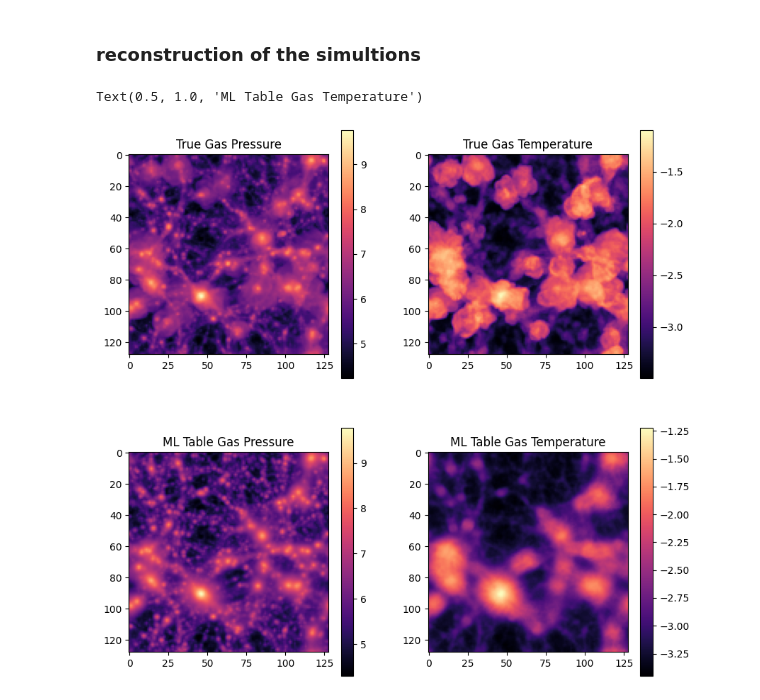
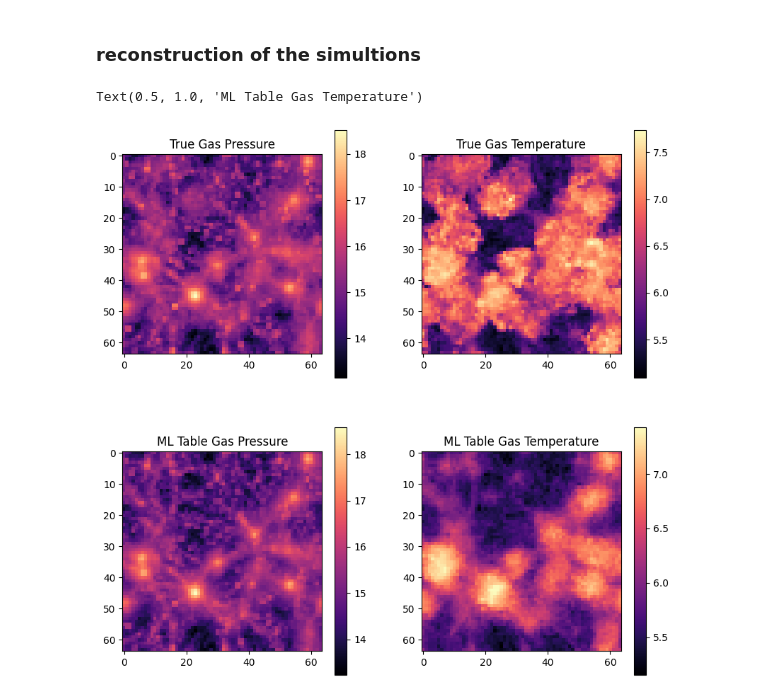
Before and after one commit to Arne-Thomsen/JaxPM, a Jupyter notebook: dev/hpm/CAMELS_HPM_network.ipynb, the cells around one changed output. Drawn from its saved outputs; the diff is of its cells as text; code cells hidden in the pictures.

```diff
--- a/dev/hpm/CAMELS_HPM_network.ipynb
+++ b/dev/hpm/CAMELS_HPM_network.ipynb
@@ -156,13 +150,9 @@ class MLP(nnx.Module):
 # %%
-model = MLP(d_X, d_Y, 512, 4, nnx.Rngs(0))
+model = MLP(X.shape[-1], Y.shape[-1], 512, 4, nnx.Rngs(0))
 
-total_steps = 10_000
+total_steps = 100_000
 batch_size = 1024
 
-# lr_scheduler = optax.piecewise_constant_schedule(
-#     init_value=1e-3,
-#     boundaries_and_scales={int(total_steps*0.3): 0.2, int(total_steps*0.6): 0.1,}
-# )
 lr_scheduler = optax.cosine_decay_schedule(init_value=1e-3, decay_steps=total_steps, alpha=0.0)
 momentum = 0.9
 adam = optax.adamw(lr_scheduler, momentum)
@@ -256,6 +246,10 @@ checkpointer.save(checkpoint_file, params, force=True)
 # %% [markdown]
 ### scatter plots
 # %%
+i_scale = -1
+X_test = X[i_scale, :50_000]
+Y_test = Y[i_scale, :50_000]
+
 preds = []
 for i in tqdm.tqdm(range(X_test.shape[0]//batch_size)):
     preds.append(model(X_test[i*batch_size:(i+1)*batch_size]))
@@ -338,39 +332,47 @@ plt.gca().set_aspect('equal')
 # %% [markdown]
 ### reconstruction of the simultions
 # %%
-preds = []
-for i in tqdm.tqdm(range(X_scaled.shape[0]//batch_size)):
-    preds.append(model(X_scaled[i*batch_size:(i+1)*batch_size]))
-preds.append(model(X_scaled[(i+1)*batch_size:]))
-preds = jnp.concatenate(preds, axis=0)
+# preds = []
+# for i in tqdm.tqdm(range(X_scaled.shape[0]//batch_size)):
+#     preds.append(model(X_scaled[i*batch_size:(i+1)*batch_size]))
+# preds.append(model(X_scaled[(i+1)*batch_size:]))
+# preds = jnp.concatenate(preds, axis=0)
 
-# invert the normalization
-# preds = Y_scaler.inverse_transform(preds)
+# # invert the normalization
+# # preds = Y_scaler.inverse_transform(preds)
+# %%
+i_scale = -1
+
+preds = []
+for i in tqdm.tqdm(range(X.shape[1]//batch_size)):
+    preds.append(model(X[i_scale, i*batch_size:(i+1)*batch_size]))
+preds.append(model(X[i_scale, (i+1)*batch_size:]))
+preds = jnp.concatenate(preds, axis=0)
 # %%
 def paint_log_sum(positions, weights):
     return np.log10(cic_paint(jnp.zeros(mesh_shape), positions, weights).sum(axis=0))
 
 plt.figure(figsize=[10,10])
 
 plt.subplot(221)
-im1 = plt.imshow(paint_log_sum(hydro_gas_pos, hydro_gas_P/hydro_gas_rho), cmap='magma')
+im1 = plt.imshow(paint_log_sum(gas_poss[i_scale], gas_Ps[i_scale]/gas_rho[i_scale]), cmap='magma')
 plt.colorbar(im1)
 plt.title('True Gas Pressure')
 
 plt.subplot(222)
-im2 = plt.imshow(paint_log_sum(hydro_gas_pos, hydro_gas_T/hydro_gas_rho), cmap='magma')
+im2 = plt.imshow(paint_log_sum(gas_poss[i_scale], gas_Ts[i_scale]/gas_rho[i_scale]), cmap='magma')
 plt.colorbar(im2)
 plt.title('True Gas Temperature')
 
 plt.subplot(223)
-im3 = plt.imshow(paint_log_sum(hydro_gas_pos, 10**preds[:,0]/hydro_gas_rho), cmap='magma')
+im3 = plt.imshow(paint_log_sum(gas_poss[i_scale], 10**preds[:,0]/gas_rho[i_scale]), cmap='magma')
 plt.colorbar(im3)
 plt.title('ML Table Gas Pressure')
 
 plt.subplot(224)
-im4 = plt.imshow(paint_log_sum(hydro_gas_pos, 10**preds[:,1]/hydro_gas_rho), cmap='magma')
+im4 = plt.imshow(paint_log_sum(gas_poss[i_scale], 10**preds[:,1]/gas_rho[i_scale]), cmap='magma')
 plt.colorbar(im4)
 plt.title('ML Table Gas Temperature')
 # %% [output]
 Text(0.5, 1.0, 'ML Table Gas Temperature')
-[figure, old version]
+[figure, new version]
```
Also changed, not shown: parts of 14 cells of this notebook.
